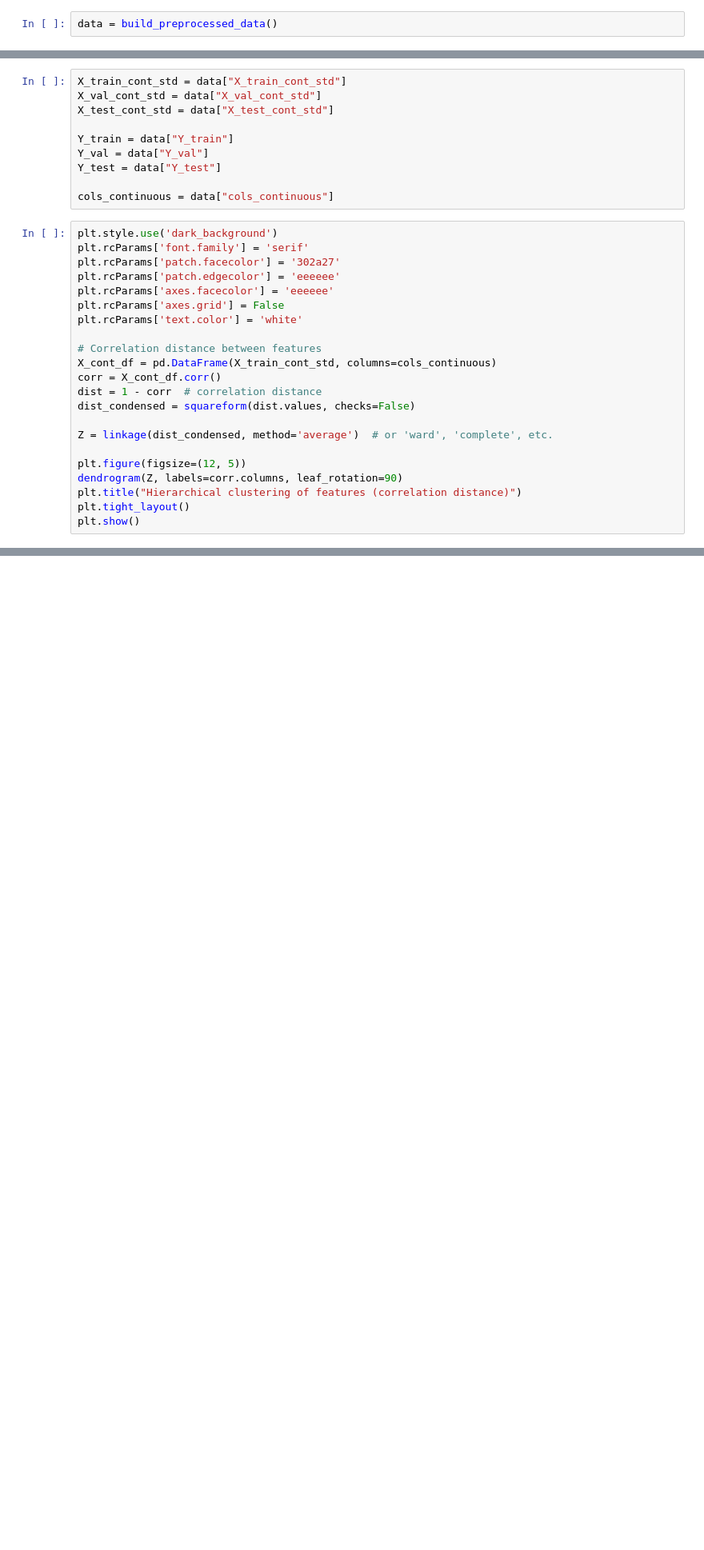
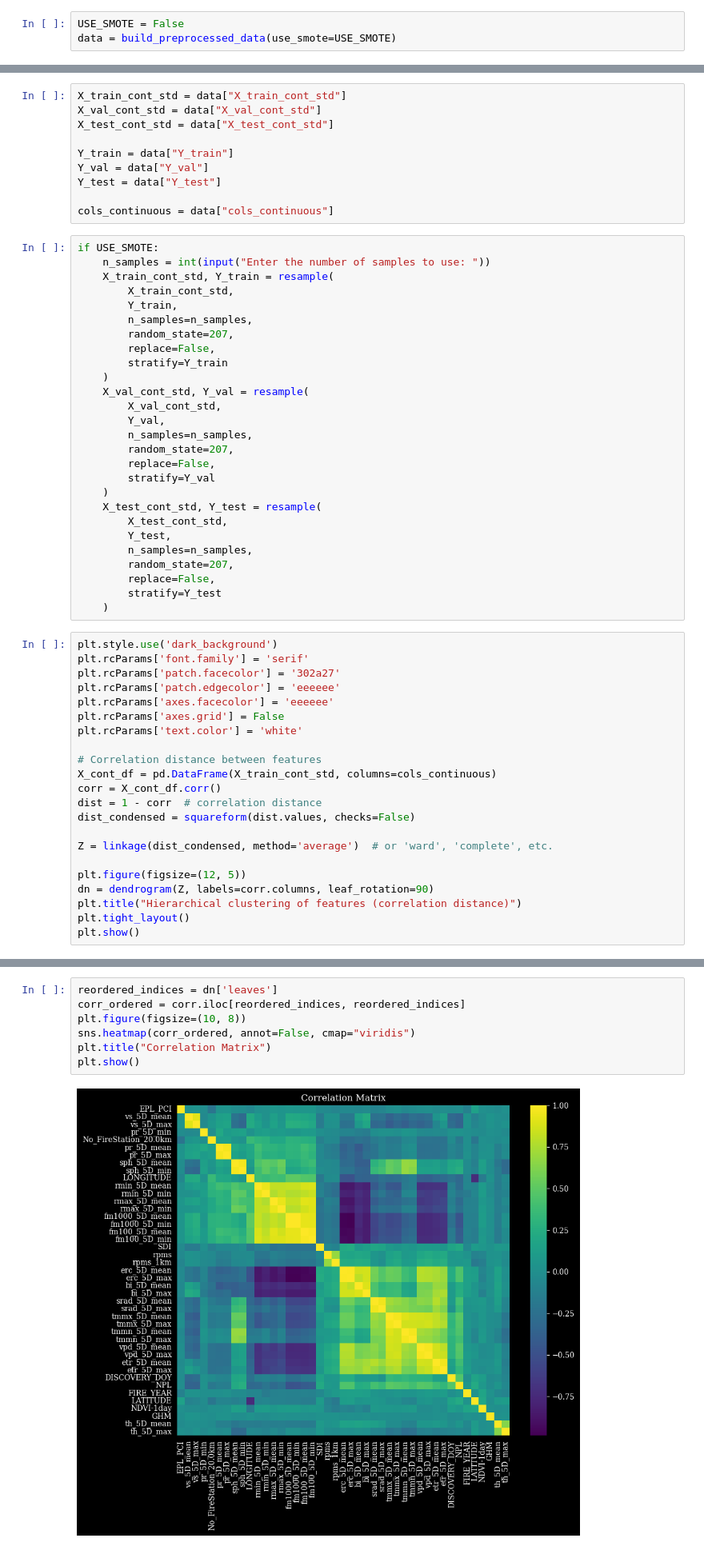
Before and after one commit to ColtonHester/mids-w207-section1-team1-finalproject, a Jupyter notebook: notebooks/01-dev-cluster-analysis-leo.ipynb, the cells around one changed output, grey strips where cells are left out. Shown at 80% size. Cells and saved outputs as stored; diff of their text form; blank space fills up the shorter version.

Commit message:
Enhance clustering notebook with SMOTE logic, dendrogram refinements, and correlation matrix visualization.

```diff
--- a/notebooks/01-dev-cluster-analysis-leo.ipynb
+++ b/notebooks/01-dev-cluster-analysis-leo.ipynb
@@ -9,6 +9,7 @@ from scipy.cluster.hierarchy import linkage, dendrogram
 from src.preprocessing_pipeline import build_preprocessed_data
 # %%
-data = build_preprocessed_data()
+USE_SMOTE = False
+data = build_preprocessed_data(use_smote=USE_SMOTE)
 # %% [output]
 Loading the file using Polars...
 File loaded successfully with Polars. Shape: (2302521, 308)
@@ -23,6 +24,33 @@ Y_val = data["Y_val"]
 Y_test = data["Y_test"]
 
 cols_continuous = data["cols_continuous"]
+# %%
+if USE_SMOTE:
+    n_samples = int(input("Enter the number of samples to use: "))
+    X_train_cont_std, Y_train = resample(
+        X_train_cont_std,
+        Y_train,
+        n_samples=n_samples,
+        random_state=207,
+        replace=False,
+        stratify=Y_train
+    )
+    X_val_cont_std, Y_val = resample(
+        X_val_cont_std,
+        Y_val,
+        n_samples=n_samples,
+        random_state=207,
+        replace=False,
+        stratify=Y_val
+    )
+    X_test_cont_std, Y_test = resample(
+        X_test_cont_std,
+        Y_test,
+        n_samples=n_samples,
+        random_state=207,
+        replace=False,
+        stratify=Y_test
+    )
 # %%
 plt.style.use('dark_background')
 plt.rcParams['font.family'] = 'serif'
@@ -41,12 +69,21 @@ dist_condensed = squareform(dist.values, checks=False)
 Z = linkage(dist_condensed, method='average')  # or 'ward', 'complete', etc.
 
 plt.figure(figsize=(12, 5))
-dendrogram(Z, labels=corr.columns, leaf_rotation=90)
+dn = dendrogram(Z, labels=corr.columns, leaf_rotation=90)
 plt.title("Hierarchical clustering of features (correlation distance)")
 plt.tight_layout()
 plt.show()
 # %% [output]
 [figure]
+# %%
+reordered_indices = dn['leaves']
+corr_ordered = corr.iloc[reordered_indices, reordered_indices]
+plt.figure(figsize=(10, 8))
+sns.heatmap(corr_ordered, annot=False, cmap="viridis")
+plt.title("Correlation Matrix")
+plt.show()
+# %% [output]
+[figure, added]
 # %%
 from sklearn.cluster import AgglomerativeClustering
 from sklearn.metrics import silhouette_score
```
Also changed, not shown: parts of 2 cells of this notebook.
